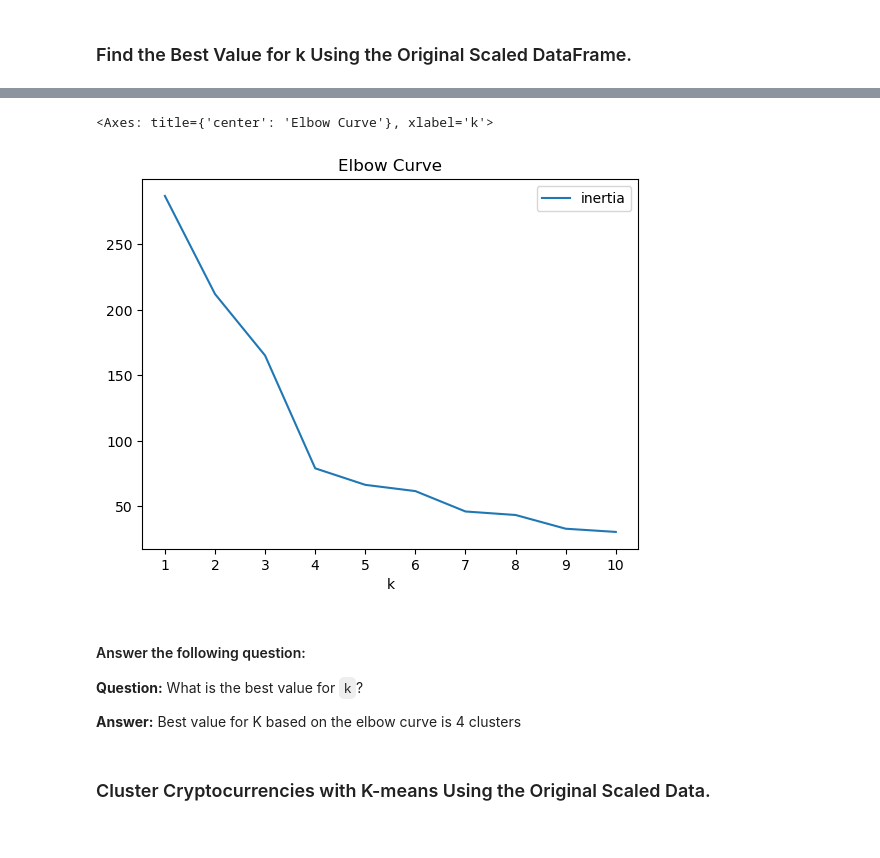
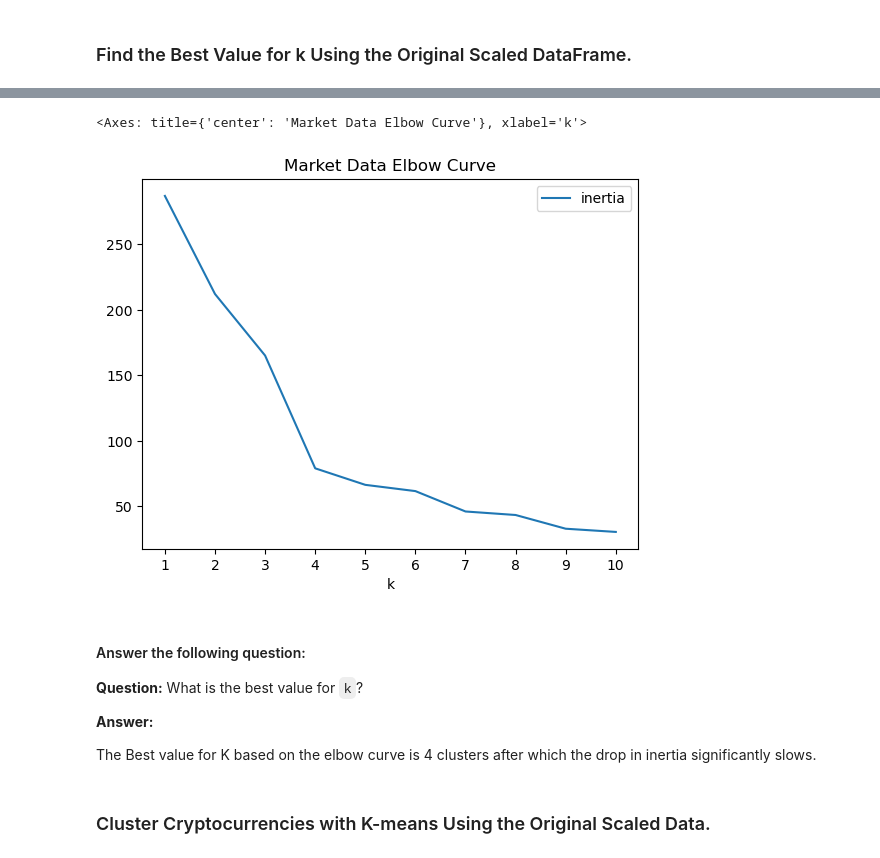
Before and after one commit to jjmccarty/CryptoClustering, a Jupyter notebook: Crypto_Clustering.ipynb, the cells around one changed output, grey strips where cells are left out. Saved outputs shown, nothing was run; the diff lists cells and outputs as text; code cells hidden in the pictures.

```diff
--- a/Crypto_Clustering.ipynb
+++ b/Crypto_Clustering.ipynb
@@ -146,0 +142,3 @@ df_elbow
+# %%
+df_elbow = get_kmeans_elbow_data(market_data_xfrm)
+display(df_elbow)
@@ -147,19 +157,20 @@ df_elbow
 # %%
 # Plot a line chart with all the inertia values computed with
 # the different values of k to visually identify the optimal value for k.
 df_elbow.plot.line(x="k",
                    y="inertia",
-                   title="Elbow Curve",
+                   title="Market Data Elbow Curve",
                    xticks=k)
 # %% [output]
-<Axes: title={'center': 'Elbow Curve'}, xlabel='k'>
+<Axes: title={'center': 'Market Data Elbow Curve'}, xlabel='k'>
-[figure, old version]
+[figure, new version]
 # %% [markdown]
 #### Answer the following question:
 **Question:** What is the best value for `k`?
 
 **Answer:**
-Best value for K based on the elbow curve is 4 clusters
+
+The Best value for K based on the elbow curve is 4 clusters after which the drop in inertia significantly slows.
 # %% [markdown]
 ### Cluster Cryptocurrencies with K-means Using the Original Scaled Data.
 # %%
```
Also changed, not shown: parts of 12 cells of this notebook.
